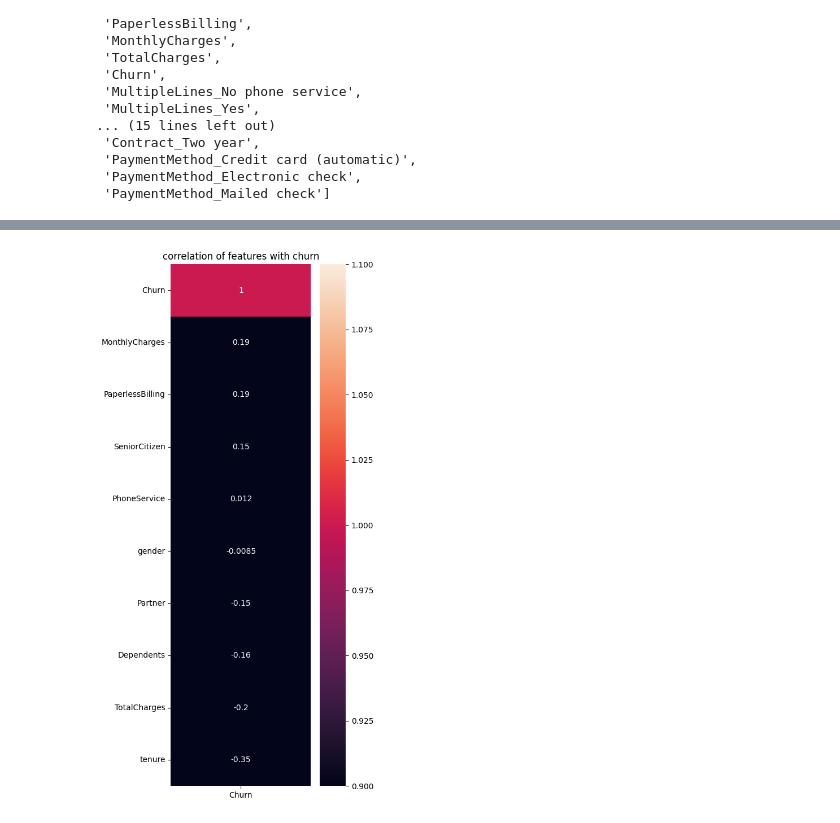
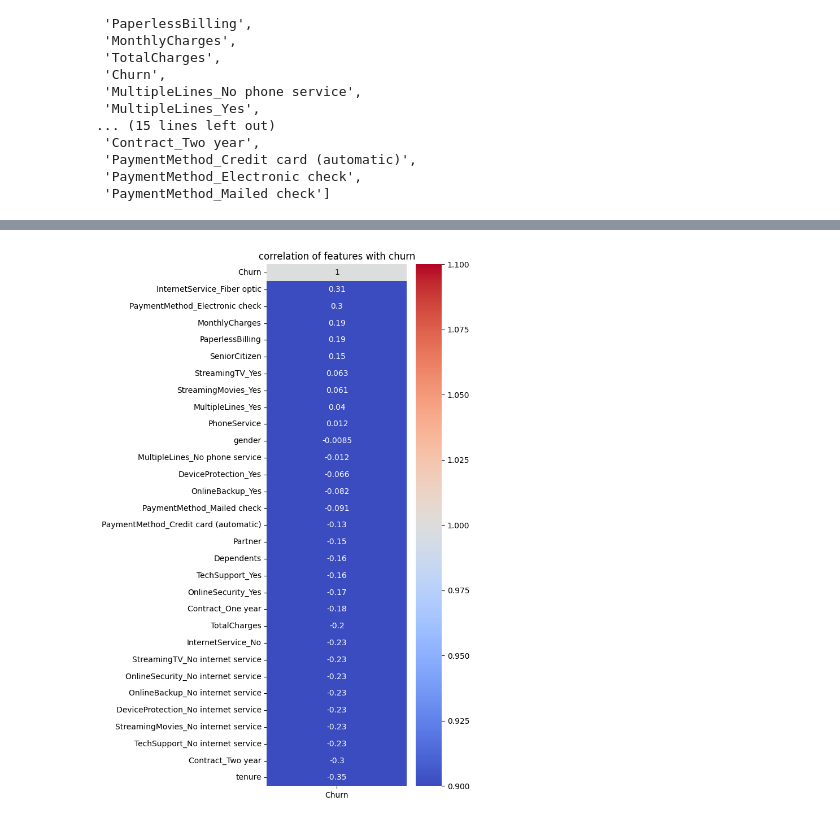
Before and after one commit to kamijoseph/End-to-End-Customer-Churn, a Jupyter notebook: research/EDA.ipynb, the cells around one changed output, grey strips where cells are left out. Drawn from its saved outputs; the diff is of its cells as text; code cells hidden in the pictures.

Commit message:
correlation heatmap plot

```diff
--- a/research/EDA.ipynb
+++ b/research/EDA.ipynb
@@ -337,20 +362,16 @@ data.columns.tolist()
 # %%
-corr = data.corr(numeric_only=True)
-churn_corr = corr[["Churn"]].sort_values(
-    by = "Churn",
-    ascending = False
-)
+
 
 #correlation hetmap
 plt.figure(figsize=(4, 12))
 sns.heatmap(
     churn_corr,
     annot = True,
-    cmap = "rocket",
+    cmap = "coolwarm",
     vmin = 1,
     vmax = 1
 )
 plt.title("correlation of features with churn")
 plt.show()
 # %% [output]
-[figure, old version]
+[figure, new version]
```
Also changed, not shown: parts of 2 cells of this notebook.
